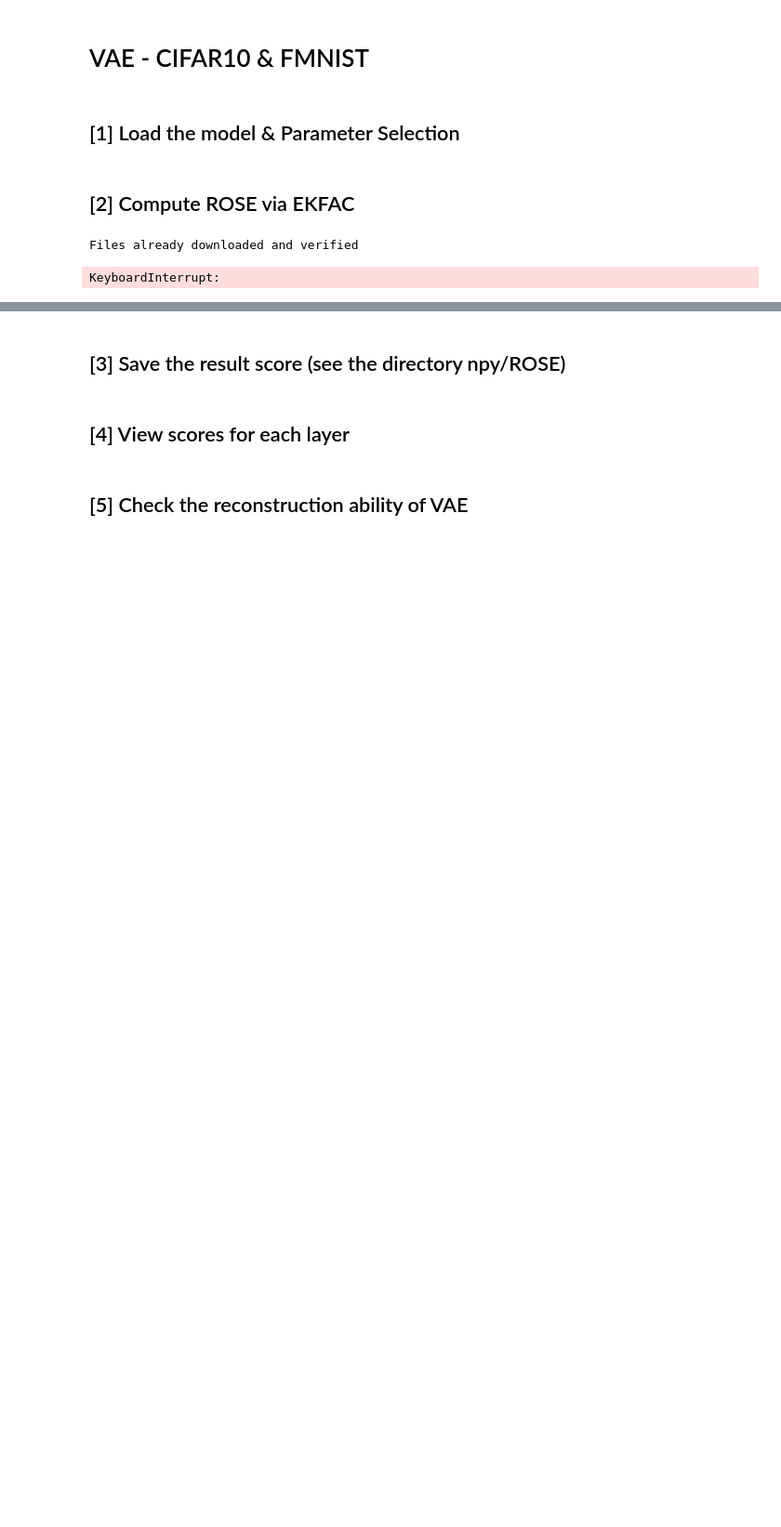
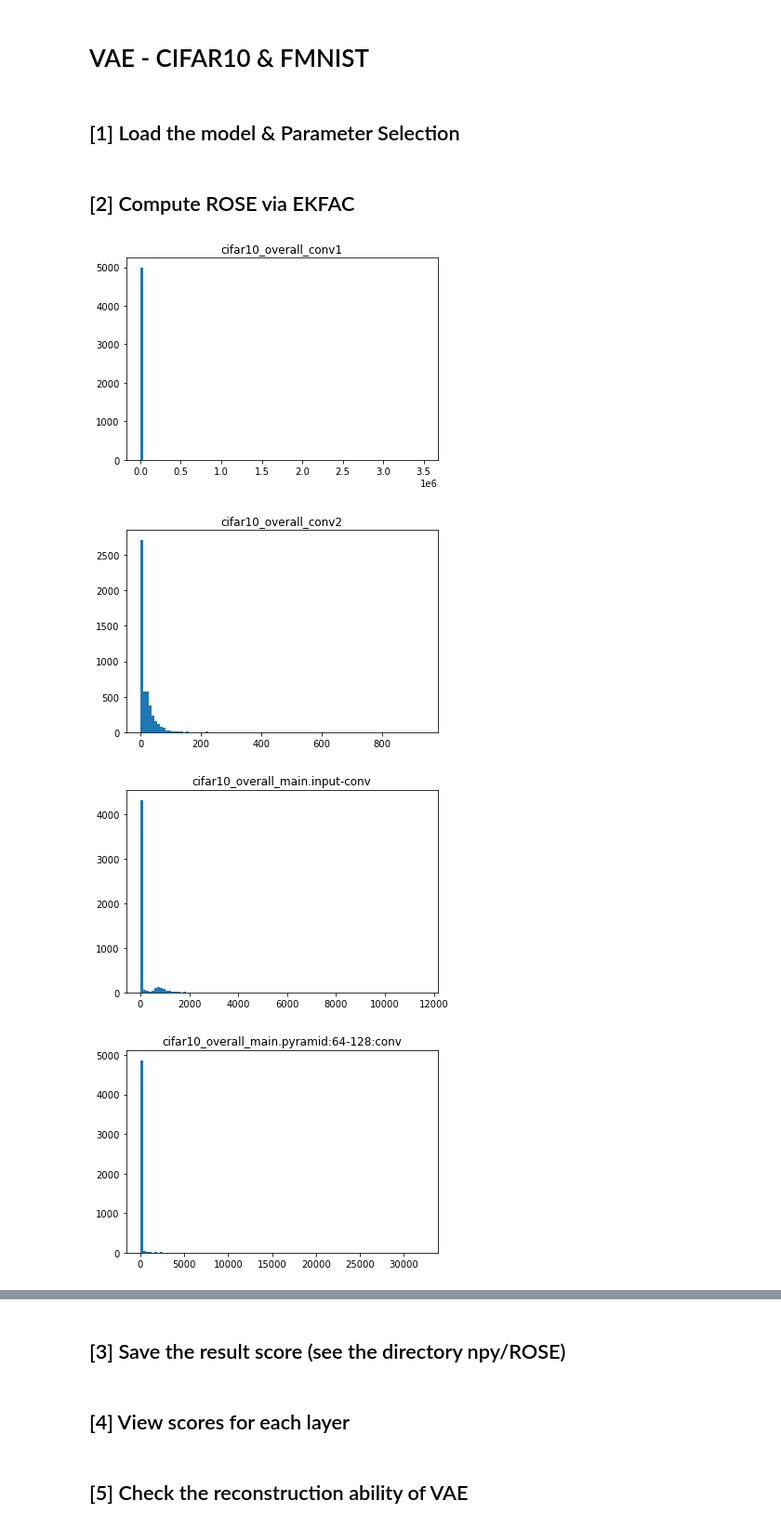
Before and after one commit to shinypond/ood_detection, a Jupyter notebook: code/FINAL_TEST_VAE.ipynb, the cells around one changed output, grey strips where cells are left out. Shown: that part at 93% size. Drawn from its saved outputs; the diff is of its cells as text; code cells hidden in the pictures; blank space fills up the shorter version.

```diff
--- a/code/FINAL_TEST_VAE.ipynb
+++ b/code/FINAL_TEST_VAE.ipynb
@@ -78,8 +43,8 @@ SCOREs = {'cifar10': {}, 'fmnist': {}}
 # %% [markdown]
 ## [1] Load the model & Parameter Selection
 # %%
-opt = config.VAE_cifar10
-netE, netG = load_pretrained_VAE(option=opt.train_dist, ngf=64, nz=200, beta=1, augment='hflip', epoch=100)
+opt = config.VAE_fmnist
+netE, netG = load_pretrained_VAE(option=opt.train_dist, ngf=32, nz=100, beta=1, augment='hflip', epoch=100)
 netE.eval()
 netG.eval()
 
@@ -110,36 +75,36 @@ params = {
 }
 # %% [markdown]
 ## [2] Compute ROSE via EKFAC
-# %%
-method = 'ekfac(max)'
-auroc = {}
-SCOREs = {}
-trainloader = TRAIN_loader(opt.train_dist, shuffle=True)
-U_A, U_B, S, mean, std = Calculate_fisher_VAE_ekfac(netE, netG, trainloader, params, opt, max_iter=10000)
-
-for ood in opt.ood_list:
-    testloader = TEST_loader(opt.train_dist, ood, shuffle=True)
-    score = Calculate_score_VAE_ekfac(netE, netG, testloader, params, opt, U_A, U_B, S, ood, max_iter=5000)
-    temp = []
-    for name in score.keys():
-        a = np.array(score[name])
-        #for name2, module in netE.named_modules():
-        #    if name == name2:
-        #        k = 0
-        #        for param in module.parameters():
-        #            k += np.array(param.shape).prod()
-        a = (a - mean[name]) / std[name]
-        temp.append(a)
-        plt.figure()
-        plt.title(f'{opt.train_dist}_{ood}_{name}')
-        plt.hist(a, bins=100)
-        plt.show()
-    score = np.max(np.concatenate(temp, 1), 1)
-    SCOREs[ood] = score
-    args = [SCOREs[opt.train_dist], SCOREs[ood]]
-    labels = [opt.train_dist, ood]
-    auroc[ood] = AUROC(*args, labels=labels, verbose=False)
-auroc
-# %% [output]
-Files already downloaded and verified
-KeyboardInterrupt:
+# %%
+method = 'ekfac(max)'
+auroc = {}
+SCOREs = {}
+U_A, U_B, S, mean, std = Calculate_fisher_VAE_ekfac(netE, netG, params, opt, max_iter=10000)
+# %%
+for ood in opt.ood_list:
+    score = Calculate_score_VAE_ekfac(netE, netG, params, opt, U_A, U_B, S, ood, max_iter=5000)
+    temp = []
+    for name in score.keys():
+        a = np.array(score[name])
+        #for name2, module in netE.named_modules():
+        #    if name == name2:
+        #        k = 0
+        #        for param in module.parameters():
+        #            k += np.array(param.shape).prod()
+        a = (a - mean[name]) / std[name]
+        temp.append(a)
+        plt.figure()
+        plt.title(f'{opt.train_dist}_{ood}_{name}')
+        plt.hist(a, bins=100)
+        plt.show()
+    score = np.max(np.concatenate(temp, 1), 1)
+    SCOREs[ood] = score
+    args = [SCOREs[opt.train_dist], SCOREs[ood]]
+    labels = [opt.train_dist, ood]
+    auroc[ood] = AUROC(*args, labels=labels, verbose=False)
+auroc
+# %% [output]
+[figure, added]
+[figure, added]
+[figure, added]
+[figure, added]
```
Also changed, not shown: parts of 2 cells of this notebook, 14 other files.
